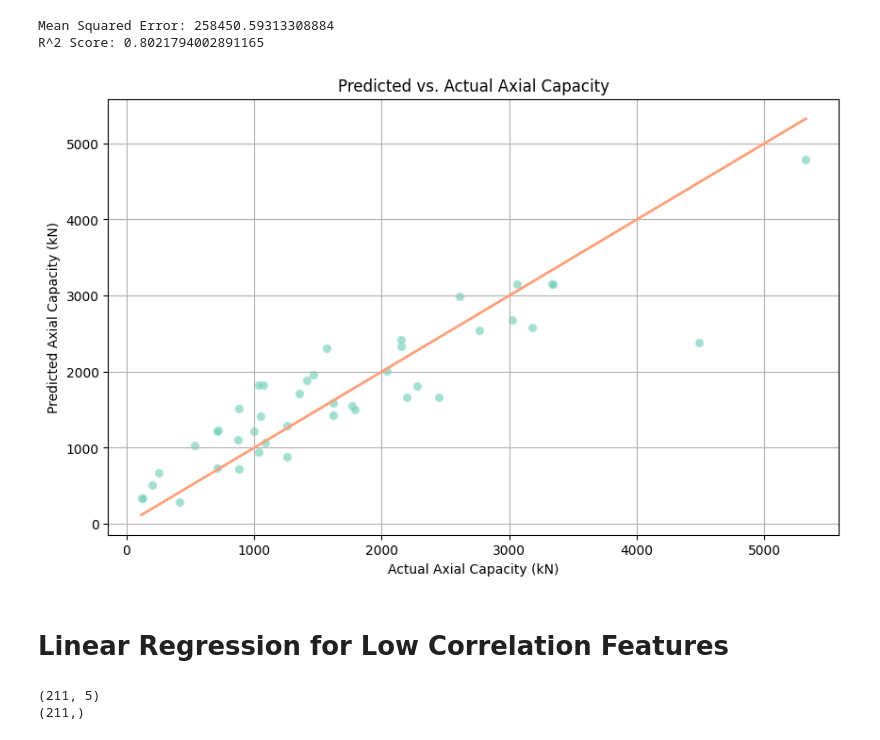
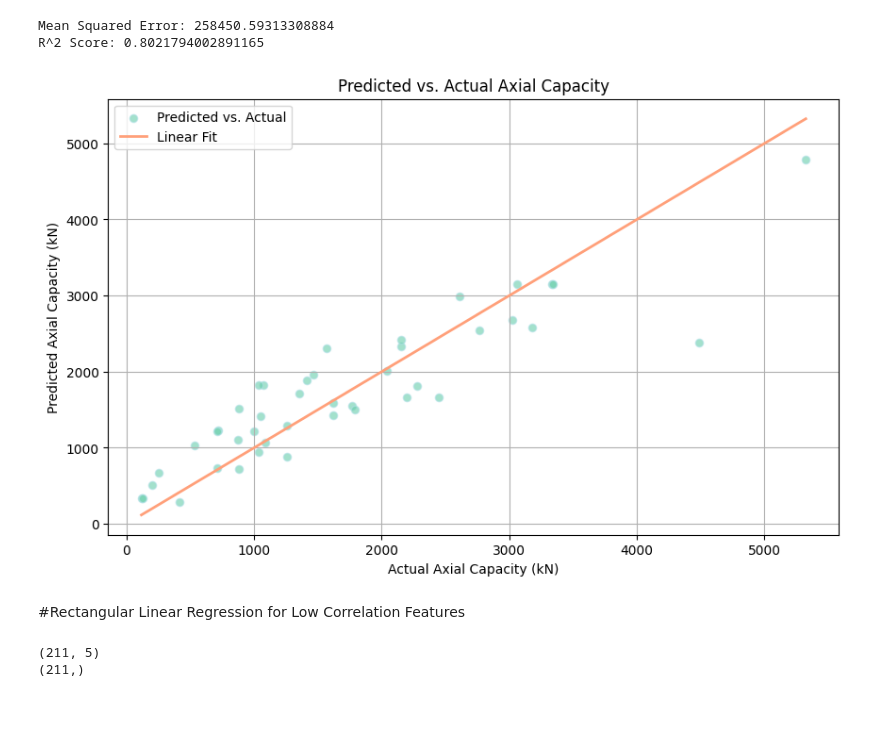
Before and after one commit to AnthonyKelly8/ENGG_680_Project, a Jupyter notebook: Code/Linear_Regression_ENGG680.ipynb, the cells around one changed output. Saved outputs shown, nothing was run; the diff lists cells and outputs as text; code cells hidden in the pictures; blank space fills up the shorter version.

```diff
--- a/Code/Linear_Regression_ENGG680.ipynb
+++ b/Code/Linear_Regression_ENGG680.ipynb
@@ -135,17 +138,18 @@ R^2 Score: 0.8021794002891165
 # %%
 # Scatter Plot: Predicted vs. Actual Values
 plt.figure(figsize=(10, 6))
 plt.scatter(y_high_corr_test, y_high_corr_pred, alpha=0.6, color='mediumaquamarine', edgecolors='powderblue')
 plt.plot([y_high_corr_test.min(), y_high_corr_test.max()], [y_high_corr_test.min(), y_high_corr_test.max()], 'lightsalmon', linewidth=2)
 plt.xlabel('Actual Axial Capacity (kN)')
 plt.ylabel('Predicted Axial Capacity (kN)')
 plt.title('Predicted vs. Actual Axial Capacity')
+plt.legend(['Predicted vs. Actual','Linear Fit'])
 plt.grid(True)
 plt.show()
 # %% [output]
-[figure, old version]
+[figure, new version]
 # %% [markdown]
-# Linear Regression for Low Correlation Features
+#Rectangular Linear Regression for Low Correlation Features
 # %%
 X_low_corr = df.drop(columns=['N_Test', 'B', 'H', 't', 'L', 'f_0.2'])
 y_low_corr = df['N_Test']
```
Also changed, not shown: parts of 31 cells of this notebook, 3 other files.
